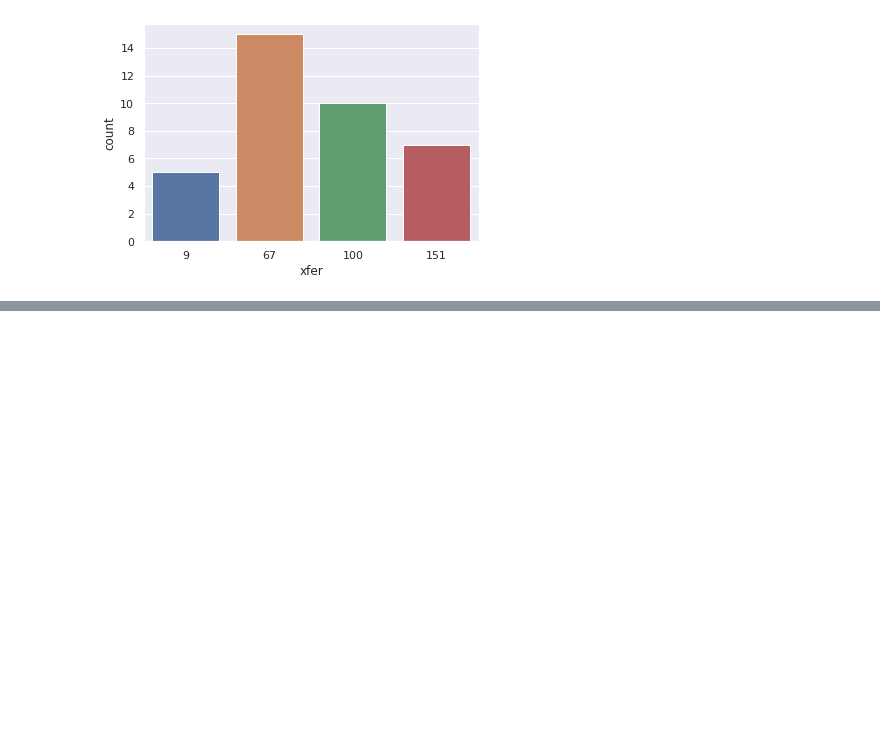
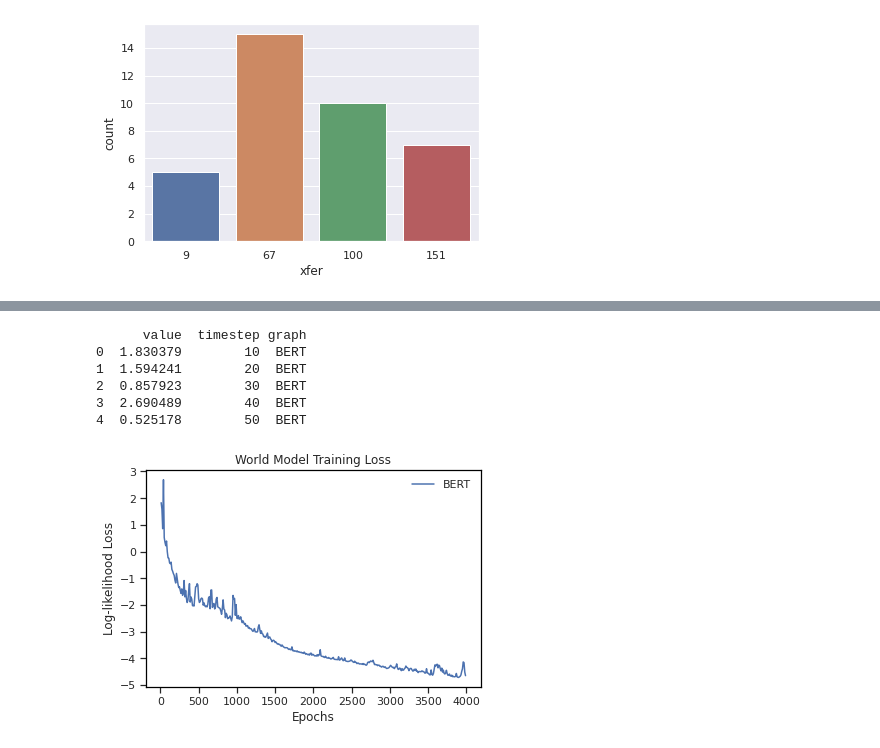
Before and after one commit to seanjparker/rlflow, a Jupyter notebook: notebooks/plotting.ipynb, the cells around one changed output, grey strips where cells are left out. Drawn from its saved outputs; the diff is of its cells as text; code cells hidden in the pictures; blank space fills up the shorter version.

```diff
--- a/notebooks/plotting.ipynb
+++ b/notebooks/plotting.ipynb
@@ -55,0 +108,34 @@ plot_pair_grid('squeezenet1', '20210311-184605')
+# %%
+def plot_training_loss_world_model(graph, timestamp):
+    data = dict(value=[], timestep=[], graph=[])
+    if not isinstance(timestamp, list):
+        timestamp = [timestamp]
+    if not isinstance(graph, list):
+        graph = [graph]
+
+    for i, _ in enumerate(graph):
+        name = 'training_loss.json'
+        path = f'../logs/xflowrl_mb/{graph[i]}/{timestamp[i]}'
+        json_data = load_json(f'{path}/{name}')
+        for e in json_data:
+            data['timestep'].append(e[1])
+            data['value'].append(e[2])
+        data['graph'].extend([graph[i]] * len(json_data))
+
+    df = pd.DataFrame.from_dict(data)
+    print(df.head())
+    sns.set_style('whitegrid', {'axes.grid':False, 'axes.edgecolor':'black', 'axes.linewidth':0, 'xtick.bottom':True, 'ytick.left':True})
+    ax = sns.lineplot(x='timestep', y='value', data=df, hue='graph')
+    ax.set(xlabel='Epochs', ylabel='Log-likelihood Loss', title='World Model Training Loss')
+    ax.legend(frameon=False)
+    save_figure('mb_training_loss', '../plots', ax)
+# %%
+plot_training_loss_world_model('BERT', '20210422-194109')
+# %% [output]
+      value  timestep graph
+0  1.830379        10  BERT
+1  1.594241        20  BERT
+2  0.857923        30  BERT
+3  2.690489        40  BERT
+4  0.525178        50  BERT
+[figure, added]
```
Also changed, not shown: parts of 10 cells of this notebook, 2 other files.
